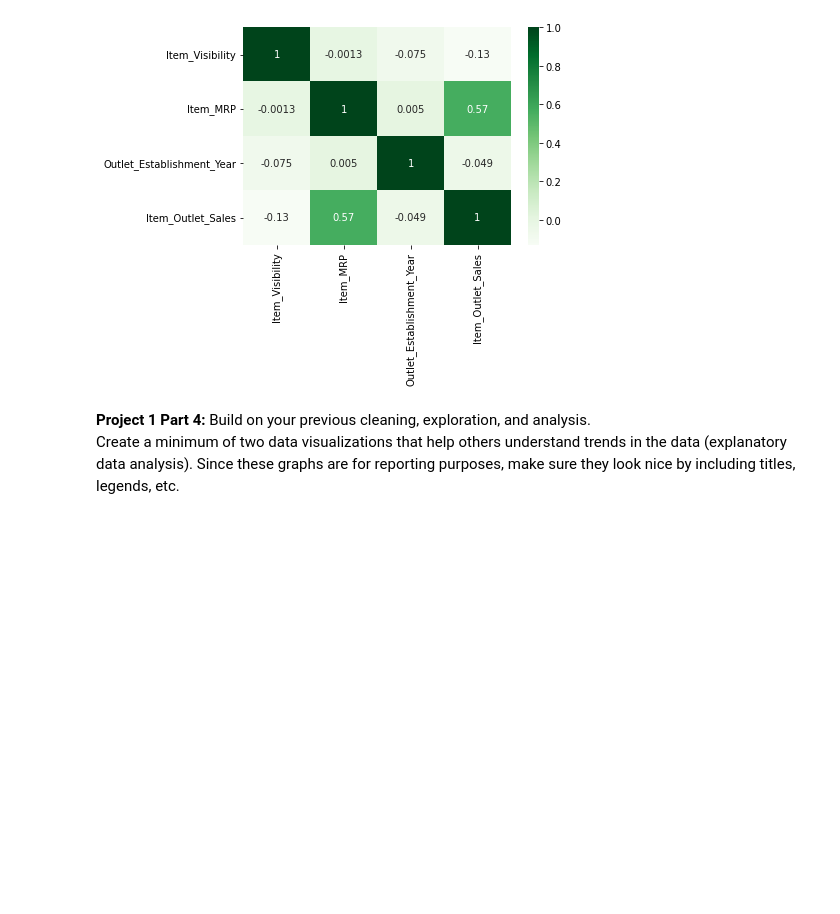
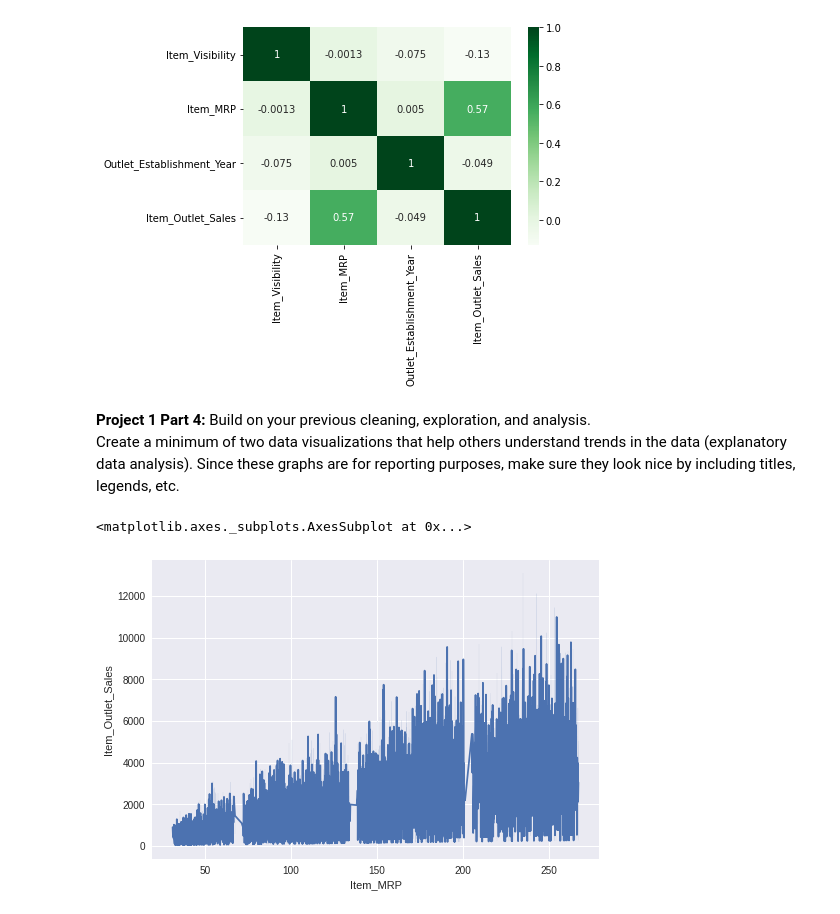
Before and after one commit to Ssendags/Food_Sales_Predictions, a Jupyter notebook: Ssendagire_Denis_Project_1_food_sales_prediction.ipynb, the cells around one changed output. Cells and saved outputs as stored; diff of their text form; code cells hidden in the pictures; blank space fills up the shorter version.

```diff
--- a/Ssendagire_Denis_Project_1_food_sales_prediction.ipynb
+++ b/Ssendagire_Denis_Project_1_food_sales_prediction.ipynb
@@ -296,3 +296,11 @@ sns.heatmap(corr, cmap = "Greens", annot = True)
 Build on your previous cleaning, exploration, and analysis.
 Create a minimum of two data visualizations that help others understand trends in the data (explanatory data analysis).
 Since these graphs are for reporting purposes, make sure they look nice by including titles, legends, etc.
+# %%
+plt.style.use("seaborn")
+max_retail_price = df["Item_MRP"]
+outlet_sales = df["Item_Outlet_Sales"]
+sns.lineplot(x = max_retail_price, y = outlet_sales)
+# %% [output]
+<matplotlib.axes._subplots.AxesSubplot at 0x...>
+[figure, added]
```
Also changed, not shown: parts of 4 cells of this notebook.
